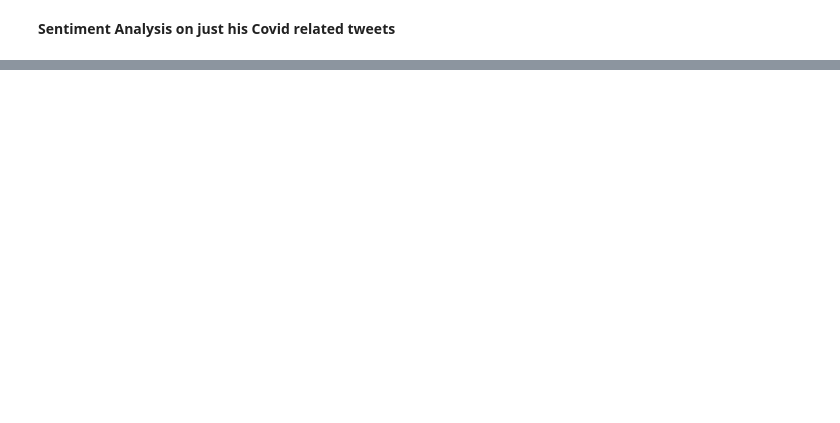
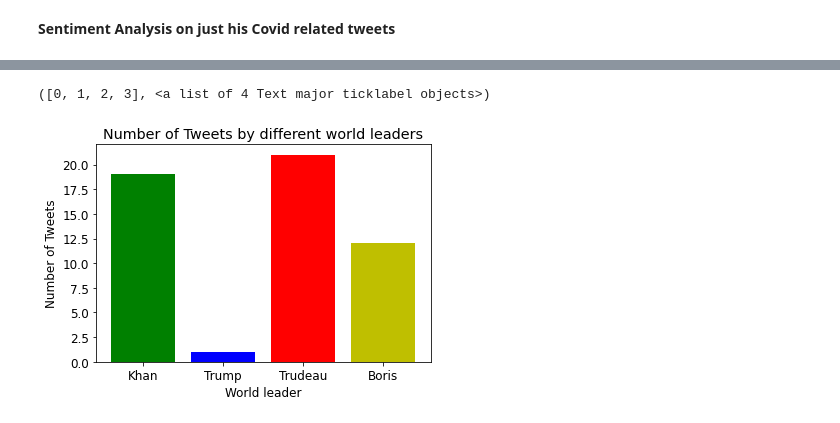
Before and after one commit to AliShujjat/Twitter, a Jupyter notebook: TwitterImran.ipynb, the cells around one changed output, grey strips where cells are left out. Cells and saved outputs as stored; diff of their text form; code cells hidden in the pictures; blank space fills up the shorter version.

```diff
--- a/TwitterImran.ipynb
+++ b/TwitterImran.ipynb
@@ -426,0 +410,13 @@ ax1.bar('Negative', neg_tweets_perc, width=0.5, color='r', align='center')
+# %%
+dictionary = {'Khan': 19, 'Trump' : 1, 'Trudeau': 21, 'Boris': 12}
+keys = dictionary. keys()
+values = dictionary. values()
+plt.bar(keys, values, color='gbry')
+
+plt.title('Number of Tweets by different world leaders')
+plt.xlabel('World leader')
+plt.ylabel('Number of Tweets')
+plt.xticks(rotation=0)
+# %% [output]
+([0, 1, 2, 3], <a list of 4 Text major ticklabel objects>)
+[figure, added]
```
Also changed, not shown: parts of 14 cells of this notebook.
